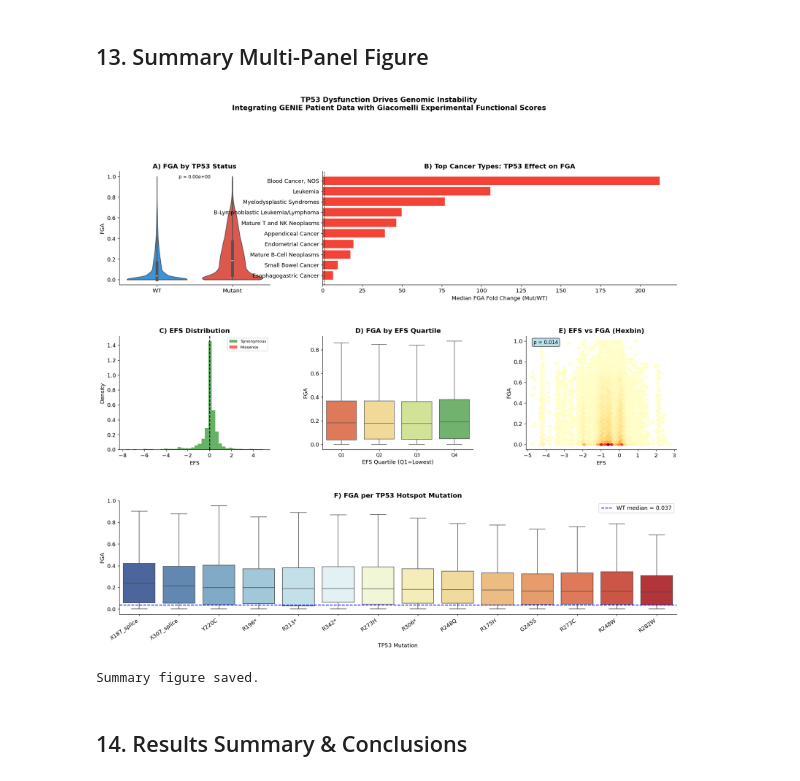
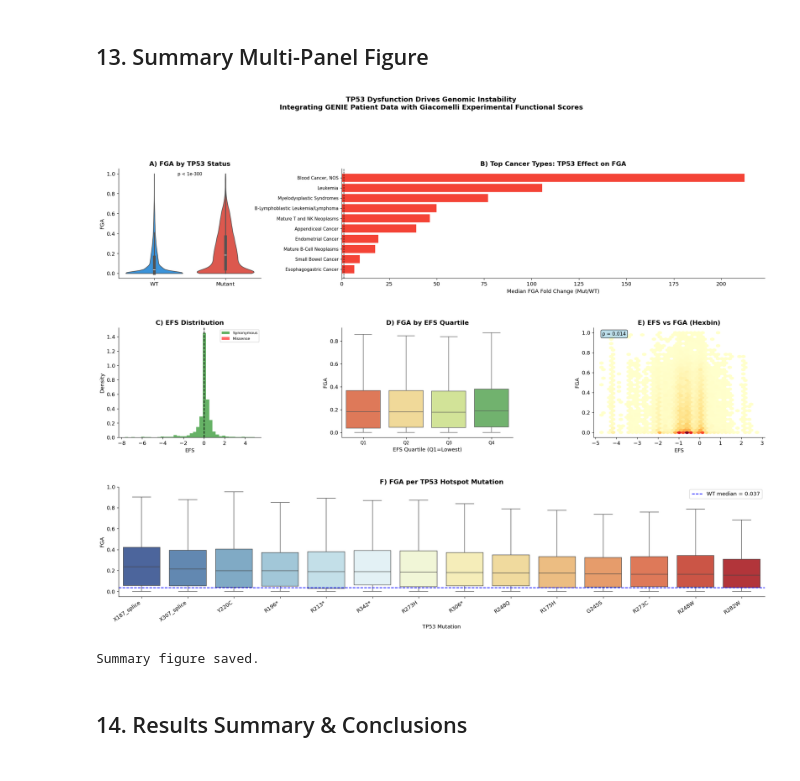
Before and after one commit to OrnitB/cancer_bioinformatics, a Jupyter notebook: project/tp53_cnv_analysis.ipynb, the cells around one changed output. Cells and saved outputs as stored; diff of their text form; code cells hidden in the pictures.

Commit message:
Added more figures for secondary analysis

```diff
--- a/project/tp53_cnv_analysis.ipynb
+++ b/project/tp53_cnv_analysis.ipynb
@@ -1043,8 +1043,9 @@ plt.show()
 # %% [markdown]
 ## 13. Summary Multi-Panel Figure
 # %%
-fig = plt.figure(figsize=(20, 16))
-gs = gridspec.GridSpec(3, 3, figure=fig, hspace=0.45, wspace=0.35)
+fig = plt.figure(figsize=(24, 16))
+gs = gridspec.GridSpec(3, 3, figure=fig, hspace=0.45, wspace=0.50,
+                       width_ratios=[1, 1.2, 1.2])
 
 # --- Panel A: FGA by TP53 status (violin) ---
 ax_a = fig.add_subplot(gs[0, 0])
@@ -1052,7 +1053,8 @@ sns.violinplot(data=plot_data, x='TP53_mut_simple', y='FGA',
                order=order, palette=palette, inner='box', cut=0, ax=ax_a)
 ax_a.set_title('A) FGA by TP53 Status', fontweight='bold')
 ax_a.set_xlabel(''); ax_a.set_ylabel('FGA')
-ax_a.annotate(f'p = {pval:.2e}', xy=(0.5, 0.97), xycoords='axes fraction',
+pval_str = 'p < 1e-300' if pval == 0.0 else f'p = {pval:.2e}'
+ax_a.annotate(pval_str, xy=(0.5, 0.97), xycoords='axes fraction',
               ha='center', va='top', fontsize=9)
 
 # --- Panel B: Top cancer types fold change ---
@@ -1064,6 +1066,7 @@ ax_b.axvline(x=1, color='black', linestyle='--', linewidth=1)
 ax_b.set_xlabel('Median FGA Fold Change (Mut/WT)')
 ax_b.set_title('B) Top Cancer Types: TP53 Effect on FGA', fontweight='bold')
 ax_b.invert_yaxis()
+ax_b.tick_params(axis='y', labelsize=9)
 
 # --- Panel C: EFS distribution ---
 ax_c = fig.add_subplot(gs[1, 0])
@@ -1084,34 +1087,34 @@ sns.boxplot(data=efs_fga, x='EFS_quartile', y='FGA',
 ax_d.set_xticklabels(['Q1', 'Q2', 'Q3', 'Q4'], fontsize=9)
 ax_d.set_xlabel('EFS Quartile (Q1=Lowest)'); ax_d.set_ylabel('FGA')
 ax_d.set_title('D) FGA by EFS Quartile', fontweight='bold')
 
 # --- Panel E: EFS-FGA scatter (hexbin) ---
 ax_e = fig.add_subplot(gs[1, 2])
 ax_e.hexbin(efs_fga['EFS_final'], efs_fga['FGA'], gridsize=40, cmap='YlOrRd', mincnt=1)
 ax_e.set_xlabel('EFS'); ax_e.set_ylabel('FGA')
 ax_e.set_title('E) EFS vs FGA (Hexbin)', fontweight='bold')
 ax_e.annotate(f'ρ = {rho:.3f}', xy=(0.05, 0.93), xycoords='axes fraction', fontsize=10,
               bbox=dict(boxstyle='round', facecolor='lightblue', alpha=0.8))
 
 # --- Panel F: Hotspot mutations FGA ---
 ax_f = fig.add_subplot(gs[2, :])
 df_top_sorted = df_top.copy()
 sns.boxplot(data=df_top_sorted, x='TP53_mutation', y='FGA', order=mut_order,
             palette='RdYlBu_r', showfliers=False, ax=ax_f)
 ax_f.axhline(y=wt_fga.median(), color='blue', linestyle='--', linewidth=1.5, label=f'WT median = {wt_fga.median():.3f}')
 ax_f.set_xticklabels(ax_f.get_xticklabels(), rotation=35, ha='right')
 ax_f.set_title('F) FGA per TP53 Hotspot Mutation', fontweight='bold')
 ax_f.set_xlabel('TP53 Mutation'); ax_f.set_ylabel('FGA')
 ax_f.legend()
 
 fig.suptitle('TP53 Dysfunction Drives Genomic Instability\nIntegrating GENIE Patient Data with Giacomelli Experimental Functional Scores',
              fontsize=14, fontweight='bold', y=1.01)
 
 plt.savefig('figures/summary_figure.png', dpi=150, bbox_inches='tight')
 plt.show()
 print('Summary figure saved.')
 # %% [output]
-[figure, old version]
+[figure, new version]
 Summary figure saved.
 # %% [markdown]
 ## 14. Results Summary & Conclusions
```
Also changed, not shown: parts of 9 cells of this notebook, 5 other files.
